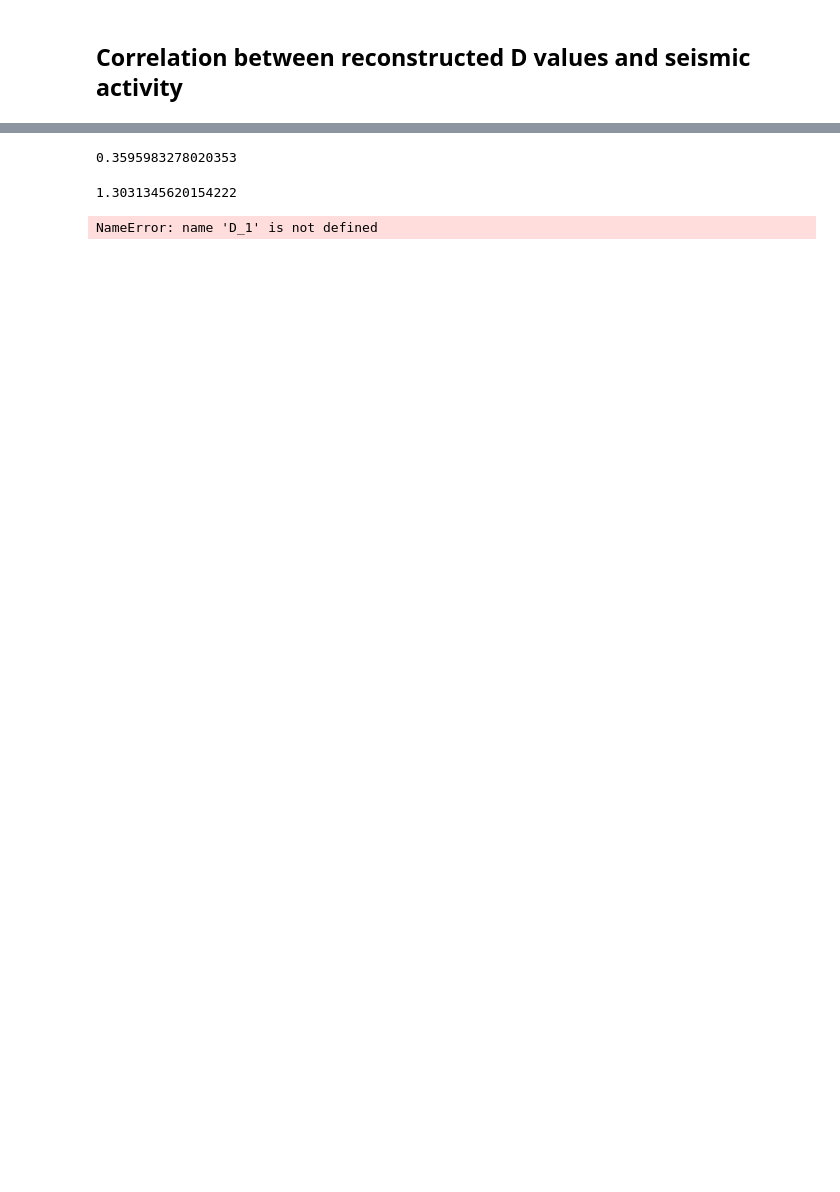
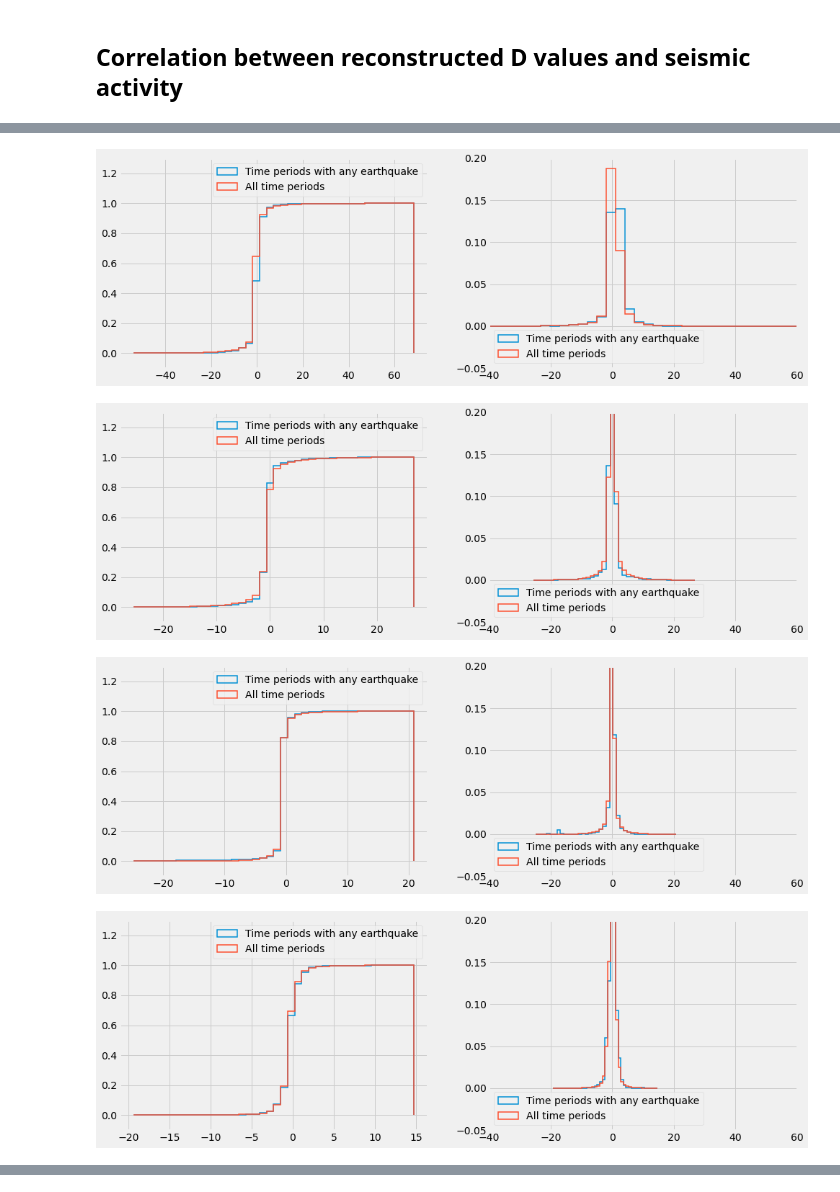
Before and after one commit to epic-research-group/surface-load-quakes, a Jupyter notebook: surface-load-earthquake-relationship.ipynb, the cells around one changed output, grey strips where cells are left out. Drawn from its saved outputs; the diff is of its cells as text; code cells hidden in the pictures; blank space fills up the shorter version.

Commit message:
Graphs for detrended data

```diff
--- a/surface-load-earthquake-relationship.ipynb
+++ b/surface-load-earthquake-relationship.ipynb
@@ -83,0 +85,5 @@ stats = calc_stats(np.array(catalog.dmass),np.array(ds['lwe_thickness'].data.fla
+# %%
+stats = []
+
+for i in range(6):
+    stats.append(calc_stats(D_eq_values[i], D_values[i]))
@@ -87,11 +102,10 @@ stats = calc_stats(np.array(catalog.dmass),np.array(ds['lwe_thickness'].data.fla
 # Loading D values from pca grace
 
 D_eq_values = []
-for filenumber in np.arange(1,3):
+for filenumber in np.arange(1,7):
     D_eq_values.append( np.loadtxt('D_eq_%d.csv'%filenumber, delimiter=',') )
     # asumes filenames like 'D_eq_values_1.csv', 'D_eq_values_2.csv', and so on
 
-    # 2. follow the same format as in the above line, but for D
-#     D = np.loadtxt('D.csv', delimiter=',')
-
-#     3. call the function to make figures with D and D_eq_values
+D_values = []
+for filenumber in np.arange(1,7):
+    D_values.append( np.loadtxt('D_%d.csv'%filenumber, delimiter=',') )
@@ -123,3 +111,0 @@ NameError: name 'D_1' is not defined
-# %%
-D = np.array(D)
-D_eq_values = np.array(D_eq_values)
@@ -197,0 +112,11 @@ ax.legend()
+# %%
+for i in range(6):
+    plot_hist(D_values[i].flatten(), D_eq_values[i])
+
+
+# how to make y lim appropriate for all graphs?
+# %% [output]
+[figure, added]
+[figure, added]
+[figure, added]
+[figure, added]
@@ -198,8 +125,4 @@ ax.legend()
 # %%
 np.median(D.flatten())
-# %% [output]
-0.3595983278020353
 # %%
 np.median(D_eq_values.flatten())
-# %% [output]
-1.3031345620154222
@@ -229,9 +128,0 @@ np.median(D_eq_values.flatten())
-# %%
-plot_hist(D_1, D_eq_1)
-plot_hist(D_2, D_eq_2)
-plot_hist(D_3, D_eq_3)
-plot_hist(D_4, D_eq_4)
-plot_hist(D_5, D_eq_5)
-plot_hist(D_6, D_eq_6)
-# %% [output]
-NameError: name 'D_1' is not defined
```
Also changed, not shown: parts of 16 cells of this notebook.
